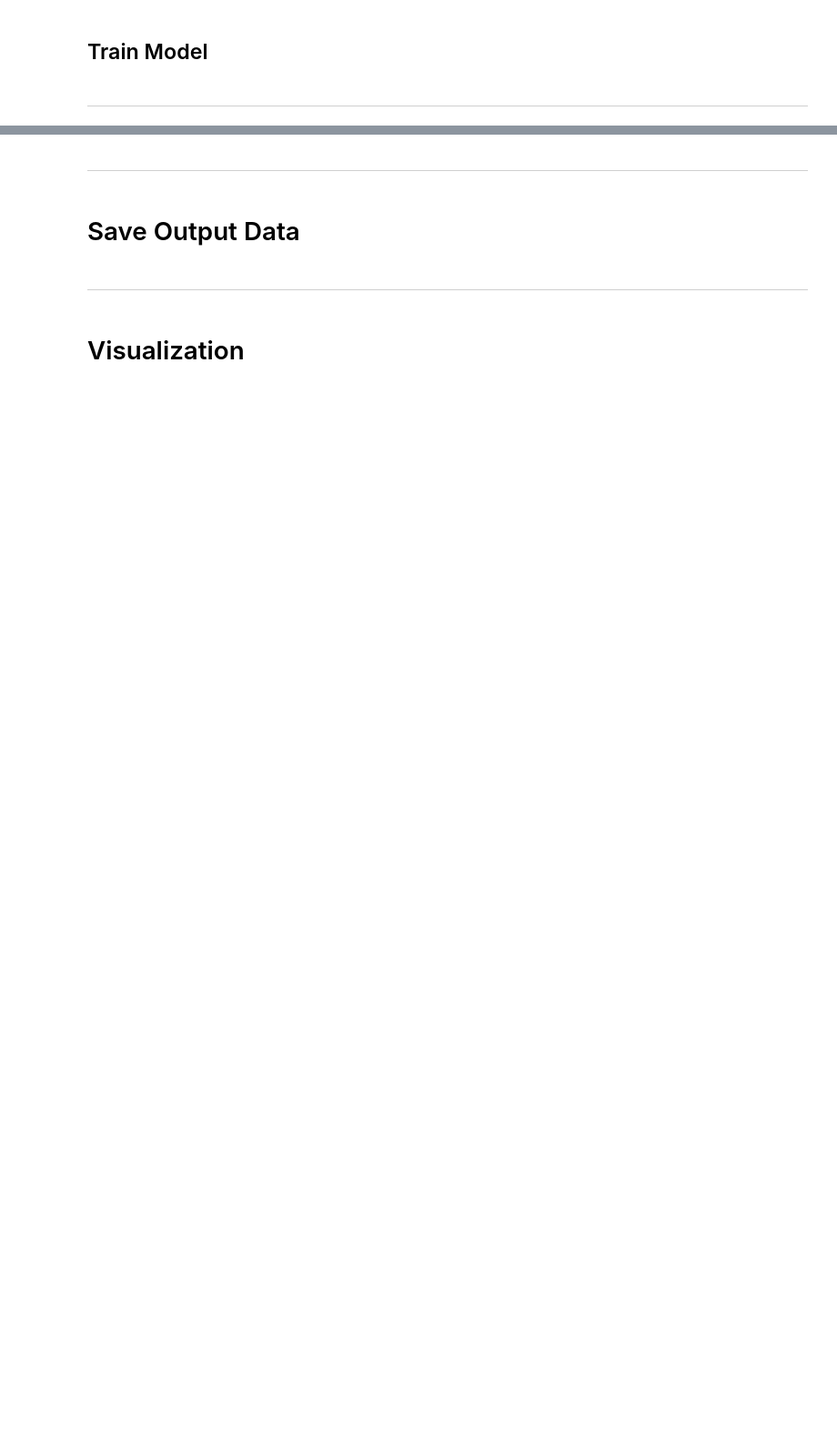
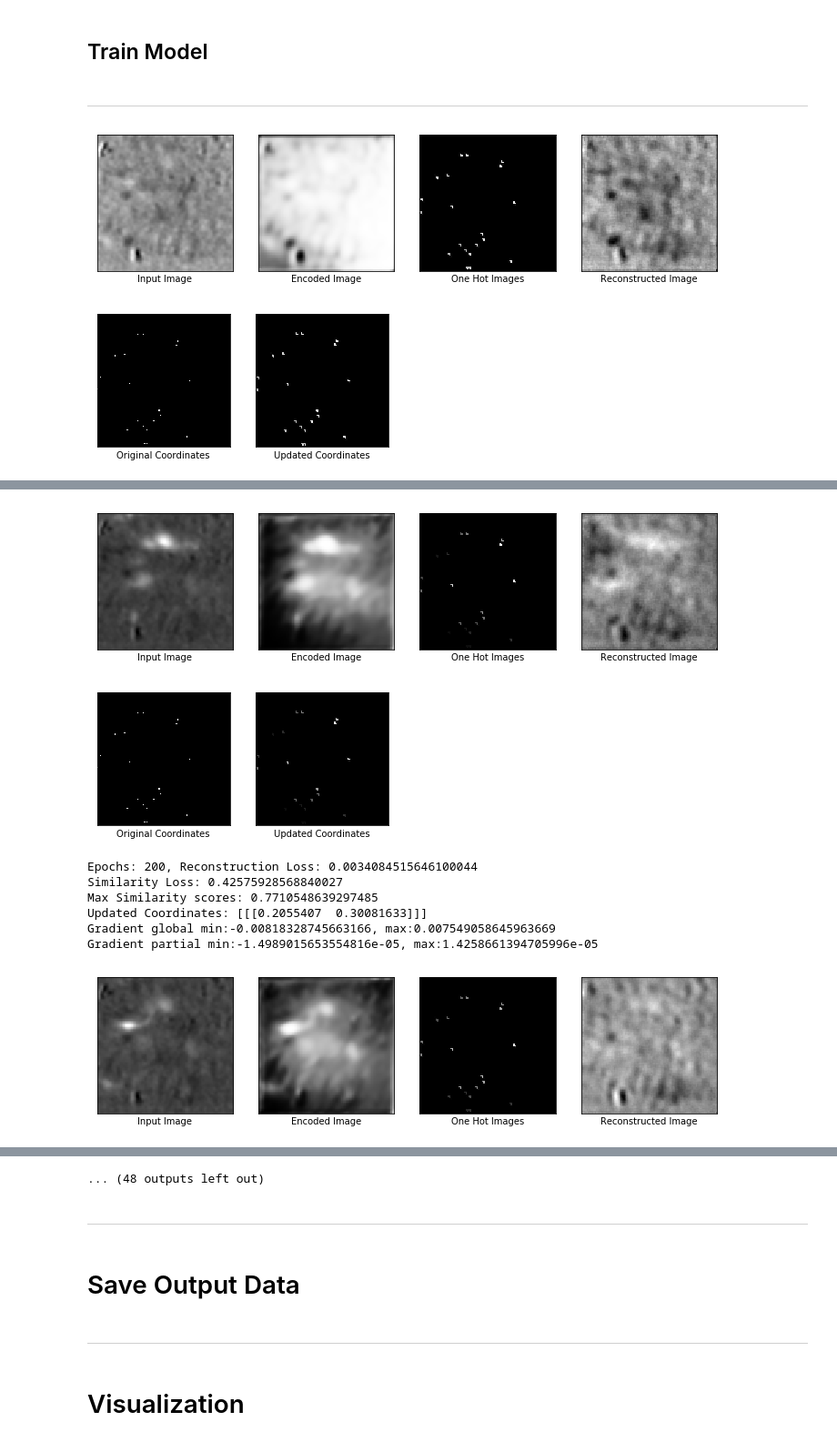
Before and after one commit to twpkevin06222/DE_Project, a Jupyter notebook: implementation_examples/Complete_pipeline/CoordConv_full10.ipynb, the cells around one changed output, grey strips where cells are left out. Shown at 91% size. Cells and saved outputs as stored; diff of their text form; code cells hidden in the pictures; blank space fills up the shorter version.

```diff
--- a/implementation_examples/Complete_pipeline/CoordConv_full10.ipynb
+++ b/implementation_examples/Complete_pipeline/CoordConv_full10.ipynb
@@ -29,8 +29,9 @@ NEW_SIZE = 100
 ver = '10' #version no.
 BATCH_SIZE = 8
 lr01 = 0.00001
-lr02 = 0.001
-n_neurons = 200
+lr02 = 0.0001
+n_neurons = 20
+MAX_EPOCHS = 2000
 path_desktop = '/home/kevinteng/Desktop/'
 #re_list = dataset
 re_list = utils.resize(dataset, NEW_SIZE)
@@ -194,6 +195,19 @@ def latent_space(encoded_imgs, deconv_imgs, coords, batch_size, img_size):
         latent = latent.write(i, concat) #(batch_size, n_neurons, 3)
     return tf.expand_dims(latent.stack(), axis = -1), similarity_score
 
+def duplicate_batch(inp_img, batch_size):
+    '''
+    This function duplicate an image with respect to its batch size
+    @param inp_img: input image to be duplicated
+    @param batch_size: batch size, which is the number of image to be duplicated
+
+    return duplicated images along axis 0, (batch_size, img_size, img_size, 1)
+    '''
+    inp_img = tf.expand_dims(inp_img, 0)
+    m2 = tf.constant([batch_size, 1, 1, 1], tf.int32)  # multiplier for tiling
+    duplicate_imgs = tf.tile(inp_img, m2)
+    return duplicate_imgs
+
 def decoder(latent_dim):
     flat_01 = Flatten()(latent_dim)
     dense_01 = Dense(25*25*32, activation = 'relu')(flat_01)
@@ -306,10 +291,12 @@ def train_fn(inp_imgs, coords, img_size, batch_size):
         one_hot_sum = tf.math.reduce_sum(one_hot_imgs, 0)
         #duplicate summed one_hot_images and compare with encoded output
         #(img_size, img_size, 1) => (batch_size, img_size, img_size, 1)
-        duplicated_one_hot = utils_model.duplicate_batch(one_hot_sum, batch_size)
+        duplicated_one_hot = duplicate_batch(one_hot_sum, batch_size)
         #latent space
         latent, similarity_score = latent_space(encoder_output, one_hot_imgs, coords, batch_size, img_size)#(batch_size, n_neurons, 3, 1)
 
+#         #sanity check
+#         black_images = tf.zeros([BATCH_SIZE, 100,100,1], dtype=tf.float32)
         #--Decoder--
         #reconstruction
         reconstruction = decoder_model(latent)
@@ -319,6 +306,7 @@ def train_fn(inp_imgs, coords, img_size, batch_size):
         global_loss = mse(inp_imgs, reconstruction)
         #loss between the encoded output and the one hot images
         encoded_one_loss = mse(encoder_output, duplicated_one_hot)
+#         encoded_one_loss = mse(encoder_output, black_images)
         #append loss
         loss = [global_loss, encoded_one_loss]
 
@@ -328,7 +316,7 @@ def train_fn(inp_imgs, coords, img_size, batch_size):
     opt_global.apply_gradients(zip(grad_model, varis_global))
 
     #back prop through encoder + learnable_coords
-    varis_encoded_one = encoder_model.trainable_variables + l_coords.trainable_variables
+    varis_encoded_one = l_coords.trainable_variables
     grad_partial = tape.gradient(encoded_one_loss, varis_encoded_one)
     opt_encoded_onehot.apply_gradients(zip(grad_partial, varis_encoded_one))
 
@@ -342,7 +330,6 @@ def train_fn(inp_imgs, coords, img_size, batch_size):
 #     imgs = dataset_parse(merge_d, 100)
 #     break
 # %%
-MAX_EPOCHS = 2000
 batch_imgs= tf.data.Dataset.from_tensor_slices(re_list).batch(BATCH_SIZE, drop_remainder=True)
 
 #list to be append to output
@@ -373,33 +360,36 @@ while epochs <= MAX_EPOCHS:
         loss, updated_coords, one_hot_imgs, encoder_output, similarity_score, reconstruction, grad = train_fn(batched_imgs, coords, IMG_SIZE, BATCH_SIZE)
         #append all frames for final epochs!
         if epochs==MAX_EPOCHS:
             one_hot_imgs_last_list.append(one_hot_imgs)
             encoder_output_last_list.append(encoder_output)
             similarity_score_last_list.append(similarity_score)
             reconstruction_last_list.append(reconstruction)
     #loss is append for each epochs
-    loss_list.append(loss[0])
+    loss_list_global.append(loss[0])
     loss_list_encoded_one_hot.append(loss[1])
 
     rand = randint(0, BATCH_SIZE-1) #random number to generate for plotting outputs
     if epochs%100==0:
         img_row01 = [batched_imgs[rand], encoder_output[rand], similarity_multi(n_neurons, one_hot_imgs, similarity_score[rand], IMG_SIZE), reconstruction[rand]]
         img_row02 = [stack4plot(ori_one_hot_imgs), similarity_multi(n_neurons, one_hot_imgs, similarity_score[rand], IMG_SIZE)]
         plot_comparison(img_row01, captions_01, n_col=len(img_row01), figsize = (10, 10))
         plot_comparison(img_row02, captions_02, n_col=len(img_row02))
-        print("Epochs: {}, Loss: {}".format(epochs, loss.numpy()))
+        print("Epochs: {}, Reconstruction Loss: {}".format(epochs, loss[0].numpy()))
+        print("Similarity Loss: {}".format(loss[1].numpy()))
         print("Max Similarity scores: {}".format(np.max(similarity_score[rand])))
         print("Updated Coordinates: {}".format(updated_coords[0]))
         print("Gradient global min:{}, max:{}".format(np.min(grad[0][rand]), np.max(grad[0][rand])))
-        print("Gradient partial min:{}, max:{}".format(np.min(grad[1][rand]), np.max(grad[1][rand])))
+        print("Gradient partial min:{}, max:{}".format(np.min(grad[1][0]), np.max(grad[1][0])))
     #append list for every 100 epochs
 #     if epochs%100==0:
         encoded_imgs.append(encoder_output)
         input_imgs.append(batched_imgs)
         coords_list.append(updated_coords)
         reconstructed_imgs.append(reconstruction)
         one_hot_imgs_list.append(one_hot_imgs)
         similarity_list.append(similarity_score)
 
     epochs+=1
 # %% [output]
+[figure, added]
+[figure, added]
@@ -409,0 +402,9 @@ ValueError: in converted code:
+[figure, added]
+[figure, added]
+Epochs: 200, Reconstruction Loss: 0.0034084515646100044
+Similarity Loss: 0.42575928568840027
+Max Similarity scores: 0.7710548639297485
+Updated Coordinates: [[[0.2055407  0.30081633]]]
+Gradient global min:-0.00818328745663166, max:0.007549058645963669
+Gradient partial min:-1.4989015653554816e-05, max:1.4258661394705996e-05
+[figure, added]
@@ -410,3 +426,4 @@ ValueError: in converted code:
+... (48 outputs left out)
 # %% [markdown]
 ----
 # %% [markdown]
```
Also changed, not shown: parts of 12 cells of this notebook, 22 other files.
